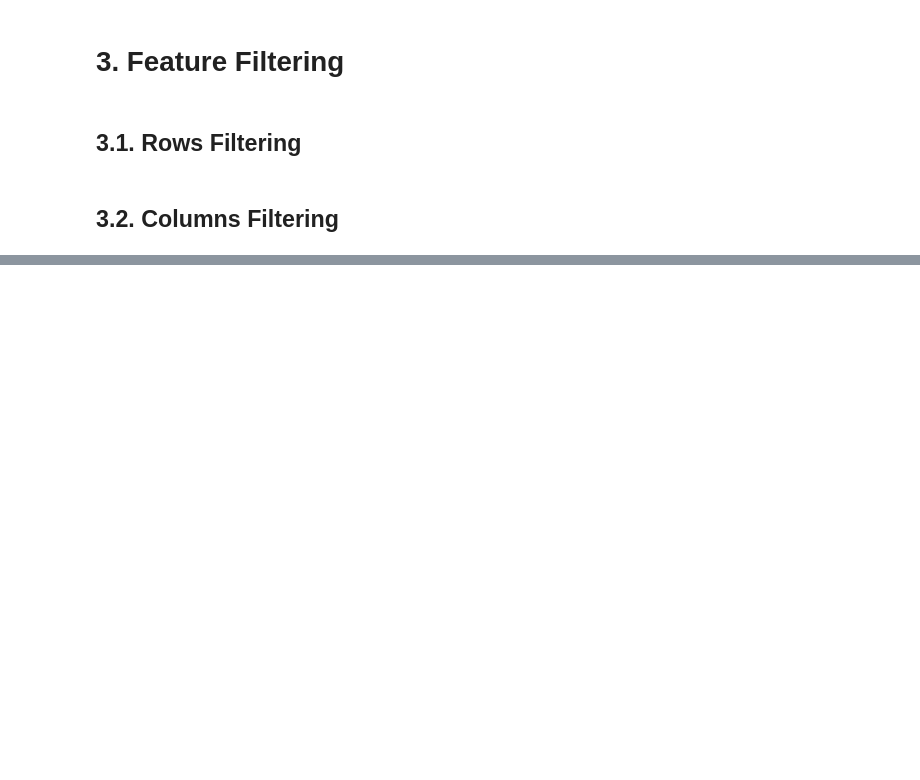
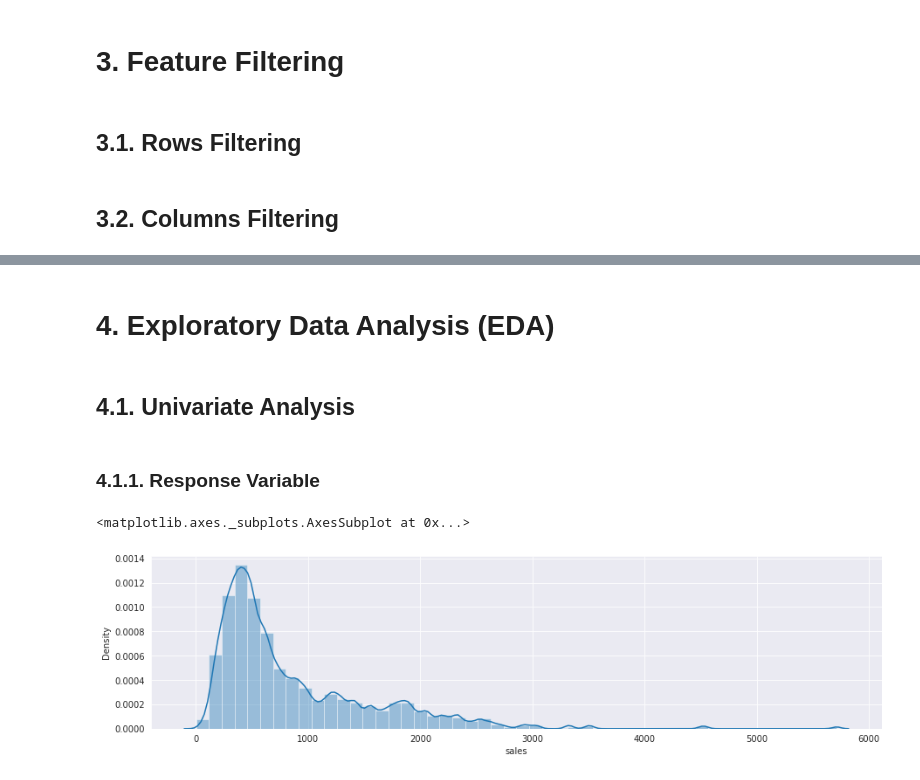
Before and after one commit to Matheus-Homem/future-sales-prediction, a Jupyter notebook: notebook/Future_Sales_Prediction.ipynb, the cells around one changed output, grey strips where cells are left out. Saved outputs shown, nothing was run; the diff lists cells and outputs as text; code cells hidden in the pictures; blank space fills up the shorter version.

Commit message:
Update 4.1.1. respnse variable

```diff
--- a/notebook/Future_Sales_Prediction.ipynb
+++ b/notebook/Future_Sales_Prediction.ipynb
@@ -189,3 +191,11 @@ df2 = df1.copy()
 ## 2.2. List of Hypothesis
 # %% [markdown]
 ## 2.3. Feature Engineering
+# %%
+# Studying item_cnt_day
+print('Feature item_cnt_day has {} values equal to 0 and {} values less than 0;'.format(df2[df2['item_cnt_day']==0].shape[0],df2[df2['item_cnt_day']<0].shape[0]))
+# Since a store cannot sell negative amounts of items, we will assume that such amounts mean 0
+df2['item_cnt_day'] = list(map(lambda x: 0 if x<0 else x, df2['item_cnt_day']))
+# As seen in 1.7.1. there are high values for the variable, so we will reduce all outliers above the 99.9 percentile to the 99.9 percentile itself
+#sub_percentil = np.percentile(df2['item_cnt_day'], 99.9)
+#df2['item_cnt_day'] = list(map(lambda x: sub_percentil if x > sub_percentil else x, df2['item_cnt_day']))
@@ -223,6 +235,17 @@ df2['week_of_year'] = df2['date'].dt.weekofyear
 
 # year week
 df2['year_week'] = df2['date'].dt.strftime('%Y-%W')
+
+# week in timeline
+df2['week_tl'] = df2['date'].sub(df2['date'].min()).dt.days // 7 + 1
+
+# Creating the response variable 'sales' which represents the weekly sale of each store
+week_sales_df = df2[['week_tl','shop_name','item_cnt_day']].groupby(['shop_name','week_tl']).sum().reset_index()
+week_sales_df['dict'] = week_sales_df['shop_name'] + week_sales_df['week_tl'].astype(str)
+df2['dict'] = df2['shop_name'] + df2['week_tl'].astype(str)
+sales_dict = dict(zip(week_sales_df['dict'], week_sales_df['item_cnt_day']))
+df2['sales'] = df2['dict'].map(sales_dict)
+df2.drop('dict',axis=1,inplace=True)
 # %%
 df2.sample(3).T
 # %% [output]
@@ -298,0 +300,17 @@ Timestamp('2015-12-10 00:00:00')
+# %% [markdown]
+# 4. Exploratory Data Analysis (EDA)
+# %%
+df4 = df3.copy()
+# %% [markdown]
+## 4.1. Univariate Analysis
+# %% [markdown]
+### 4.1.1. Response Variable
+# %%
+#@title Distribution Plot of Sales Variable
+plt.figure(figsize=(15,8))
+
+plt.subplot(2,1,1)
+sns.distplot(df4['sales'])
+# %% [output]
+<matplotlib.axes._subplots.AxesSubplot at 0x...>
+[figure, added]
```
Also changed, not shown: parts of 8 cells of this notebook.
